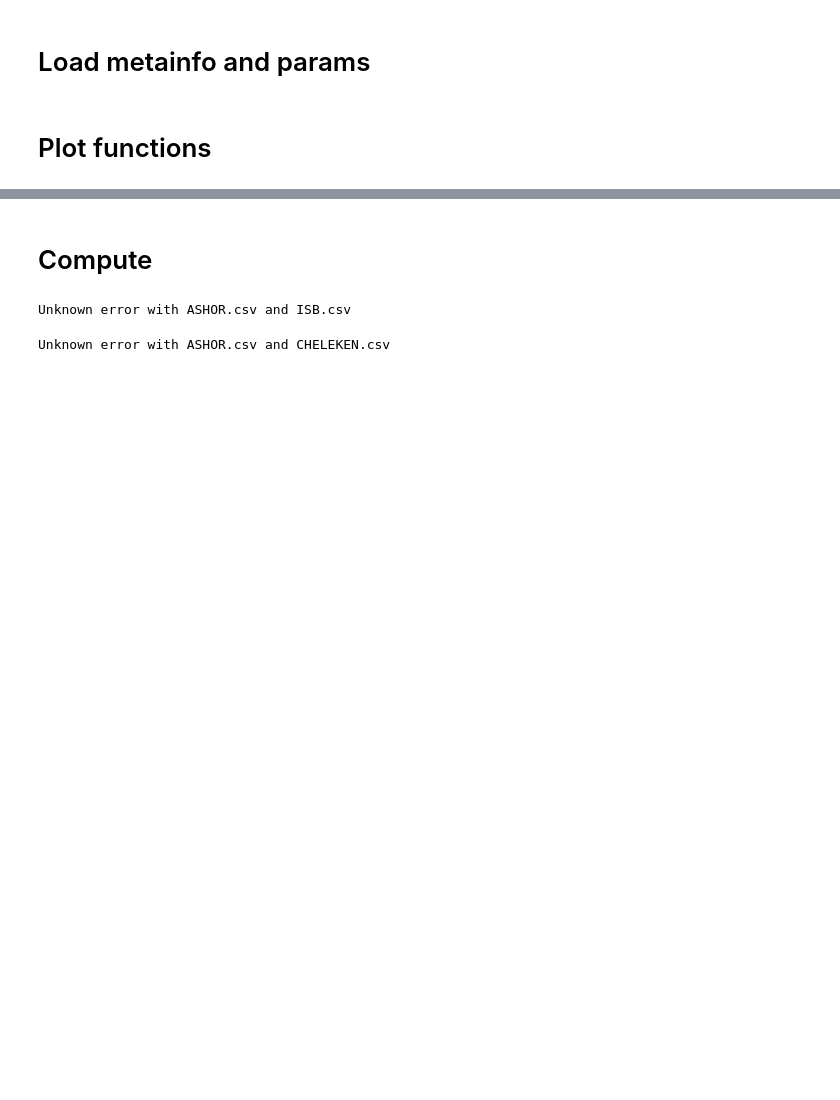
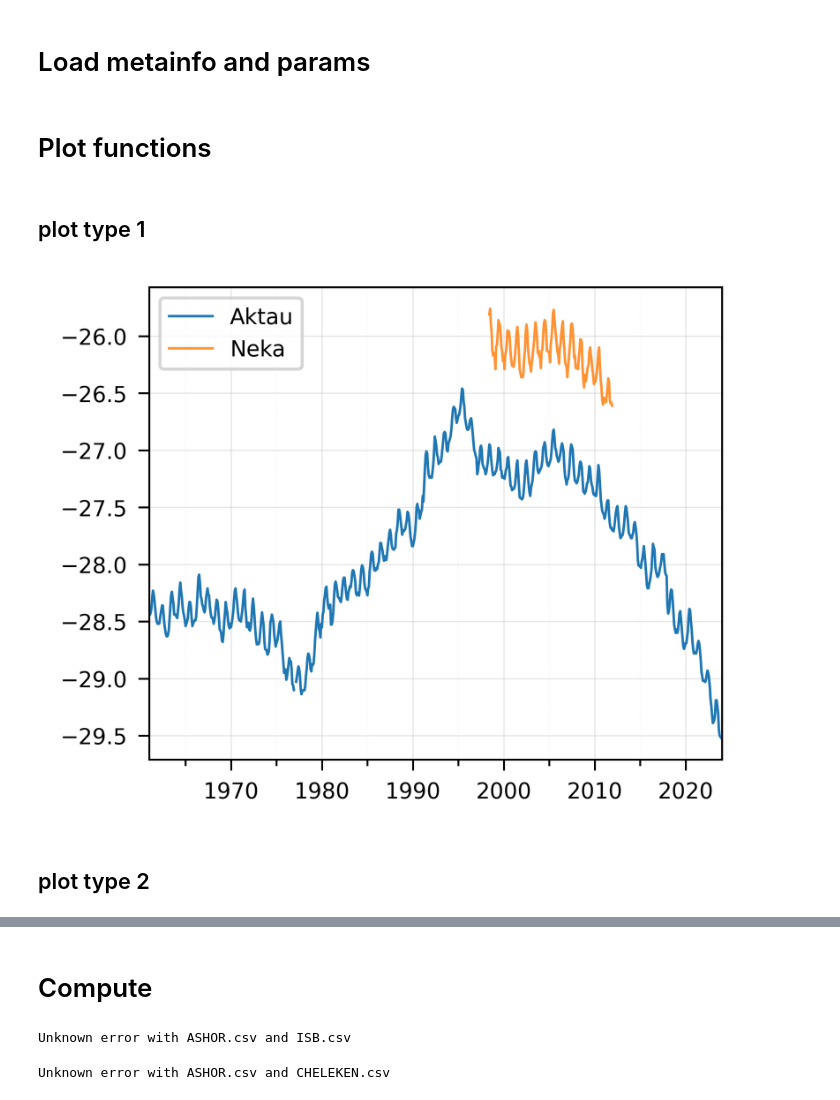
Before and after one commit to GammaFuncti0n/CaspianSeaLevel, a Jupyter notebook: sea_level.ipynb, the cells around one changed output, grey strips where cells are left out. Drawn from its saved outputs; the diff is of its cells as text; code cells hidden in the pictures; blank space fills up the shorter version.

```diff
--- a/sea_level.ipynb
+++ b/sea_level.ipynb
@@ -71,9 +56,9 @@ plt.rcParams.update({
     'font.family': 'sans-serif',  # 'sans-serif' 'serif'
     'font.size': 8,
     'axes.titlesize': 9,
-    'axes.labelsize': 8,
-    'xtick.labelsize': 7,
-    'ytick.labelsize': 7,
+    'axes.labelsize': 7, #8
+    'xtick.labelsize': 7, #7
+    'ytick.labelsize': 7, #7
     'legend.fontsize': 7,
     'lines.linewidth': 0.8,
     'axes.linewidth': 0.6,
@@ -87,14 +72,14 @@ plt.rcParams.update({
 
 border_params_set_1 = {
     'left': 0.14,
-    'right': 0.99,
+    'right': 0.95, #0.99
     'bottom': 0.1,
     'top': 0.99
 }
 
 border_params_set_2 = {
     'left': 0.18,
-    'right': 0.99,
+    'right': 0.95, #0.99
     'bottom': 0.13,
     'top': 0.99
 }
@@ -101,7 +242,9 @@ border_params_set_2 = {
 # %% [markdown]
 # Plot functions
+# %% [markdown]
+## plot type 1
 # %%
-def plot_type_1(data_1: pd.DataFrame, data_2: pd.DataFrame, name_1: str, name_2: str, save: bool=False) -> Tuple[str, str]:
+def plot_type_1(data_1: pd.DataFrame, data_2: pd.DataFrame, name_1: str, name_2: str, opacity: float=1.0, save: bool=False) -> None: #Tuple[str, str]:
     '''
     Make plot type 1
     :params:
@@ -116,17 +259,19 @@ def plot_type_1(data_1: pd.DataFrame, data_2: pd.DataFrame, name_1: str, name_2:
     ax = fig.add_subplot(111)
     fig.subplots_adjust(**border_params_set_1)
 
-    # Start time
-    t_start = max(data_1['datetime'].min(), data_2['datetime'].min())
-    t_end = max(data_1['datetime'].max(), data_2['datetime'].max())
+    # Start/end time
+    t_start = min(data_1.dropna()['datetime'].min(), data_2.dropna()['datetime'].min())
+    t_end = max(data_1.dropna()['datetime'].max(), data_2.dropna()['datetime'].max())
 
     # Plot
     ax.plot(data_1[data_1['datetime']>=t_start]['datetime'], data_1[data_1['datetime']>=t_start]['sea_level'], label=name_1, c=figure_1_color_1)
-    ax.plot(data_2[data_2['datetime']>=t_start]['datetime'], data_2[data_2['datetime']>=t_start]['sea_level'], label=name_2, c=figure_1_color_2)
+    ax.plot(data_2[data_2['datetime']>=t_start]['datetime'], data_2[data_2['datetime']>=t_start]['sea_level'], label=name_2, c=figure_1_color_2, alpha=opacity)
 
     # Utils
     ax.legend()
     ax.grid(True)
+    axconf = YearAxisConfig(t_start, t_end)
+    ax = axconf.apply(ax)
 
     if(save):
         os.makedirs(f"{PLOTS_DIR}/{name_1}_{name_2}", exist_ok=True)
@@ -135,5 +280,3 @@ def plot_type_1(data_1: pd.DataFrame, data_2: pd.DataFrame, name_1: str, name_2:
         plt.show()
 
     plt.close(fig)
-
-    return (t_start, t_end)
@@ -142 +320,15 @@ def plot_type_1(data_1: pd.DataFrame, data_2: pd.DataFrame, name_1: str, name_2:
+# %%
+name_rus_1 = "Актау"
+name_rus_2 = "Нека"
+post_name_1, file_name_1, post_name_2, file_name_2 = post_info_df[post_info_df['name_rus']==name_rus_1]['name_eng'].item(), post_info_df[post_info_df['name_rus']==name_rus_1]['file_name'].item(), post_info_df[post_info_df['name_rus']==name_rus_2]['name_eng'].item(), post_info_df[post_info_df['name_rus']==name_rus_2]['file_name'].item()
+data_1 = pd.read_csv(os.path.join(POSTS_DIR, file_name_1))
+data_2 = pd.read_csv(os.path.join(POSTS_DIR, file_name_2))
+
+data_1['datetime'] = pd.to_datetime(data_1['datetime'], format='%m-%Y')
+data_2['datetime'] = pd.to_datetime(data_2['datetime'], format='%m-%Y')
+plot_type_1(data_1, data_2, post_name_1, post_name_2, save=False)
+# %% [output]
+[figure, added]
+# %% [markdown]
+## plot type 2
 # %%
```
Also changed, not shown: parts of 20 cells of this notebook, 10 other files.
